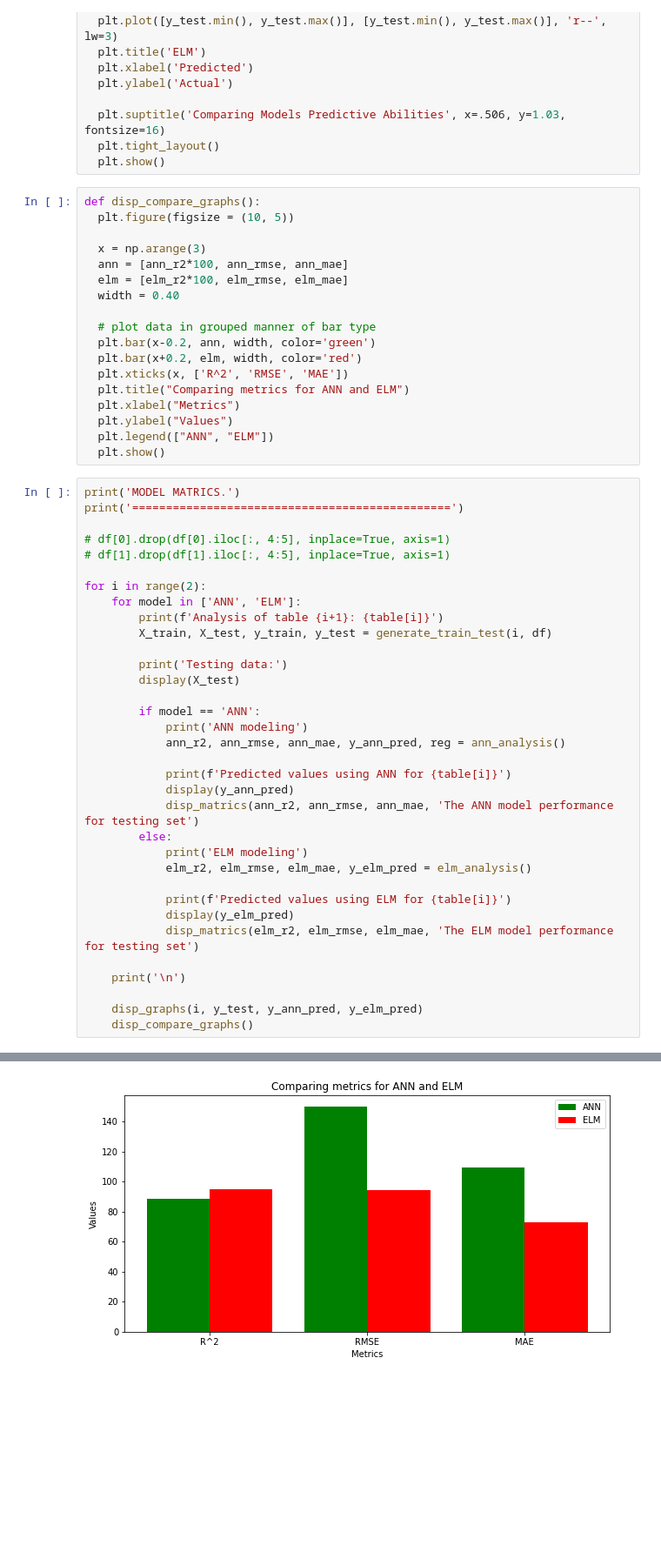
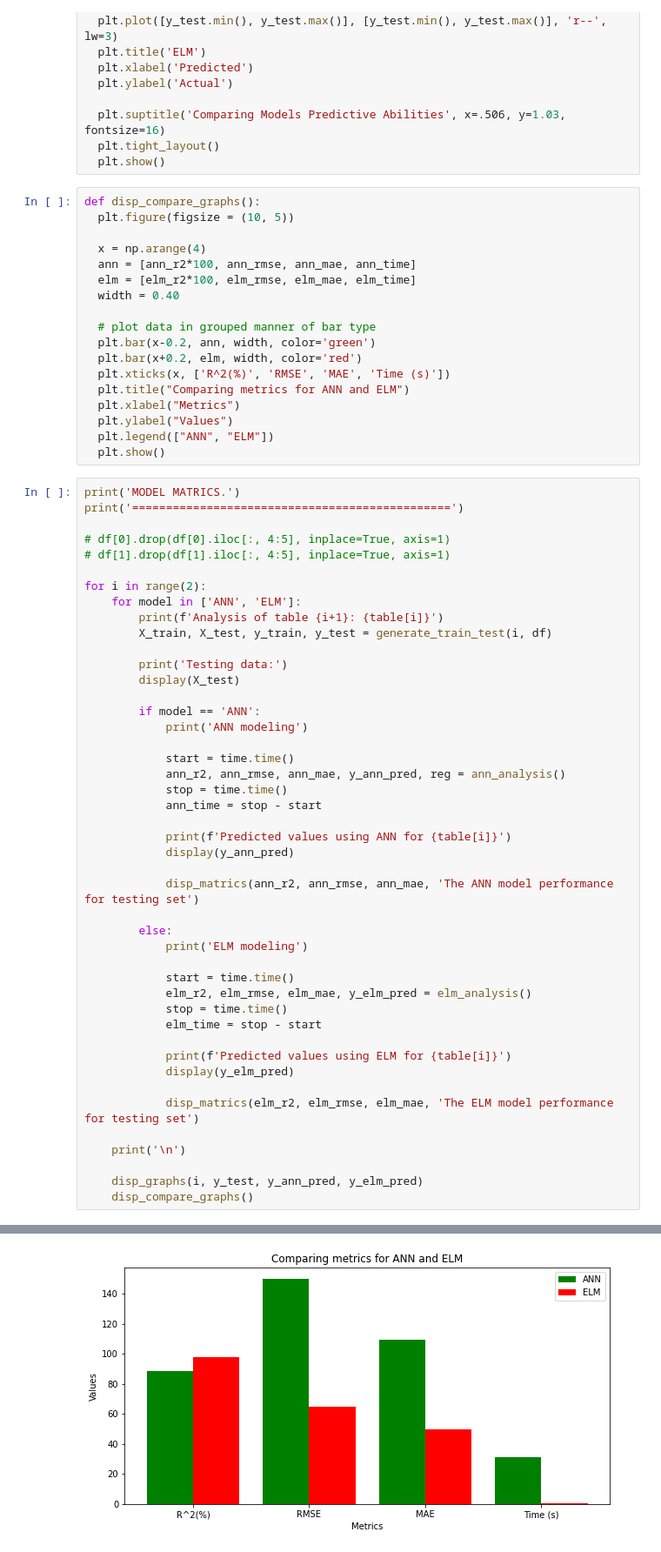
Before and after one commit to engrvitalis/Data-Analysis, a Jupyter notebook: welding_analysis.ipynb, the cells around one changed output, grey strips where cells are left out. Shown at 87% size. Cells and saved outputs as stored; diff of their text form; blank space fills up the shorter version.

Commit message:
Program updated to include time of execution.

```diff
--- a/welding_analysis.ipynb
+++ b/welding_analysis.ipynb
@@ -175,15 +177,15 @@ def disp_graphs(i, y_test, y_ann_pred, y_elm_pred):
 def disp_compare_graphs():
   plt.figure(figsize = (10, 5))
 
-  x = np.arange(3)
-  ann = [ann_r2*100, ann_rmse, ann_mae]
-  elm = [elm_r2*100, elm_rmse, elm_mae]
+  x = np.arange(4)
+  ann = [ann_r2*100, ann_rmse, ann_mae, ann_time]
+  elm = [elm_r2*100, elm_rmse, elm_mae, elm_time]
   width = 0.40
 
   # plot data in grouped manner of bar type
   plt.bar(x-0.2, ann, width, color='green')
   plt.bar(x+0.2, elm, width, color='red')
-  plt.xticks(x, ['R^2', 'RMSE', 'MAE'])
+  plt.xticks(x, ['R^2(%)', 'RMSE', 'MAE', 'Time (s)'])
   plt.title("Comparing metrics for ANN and ELM")
   plt.xlabel("Metrics")
   plt.ylabel("Values")
@@ -206,17 +208,28 @@ for i in range(2):
 
         if model == 'ANN':
             print('ANN modeling')
+
+            start = time.time()
             ann_r2, ann_rmse, ann_mae, y_ann_pred, reg = ann_analysis()
+            stop = time.time()
+            ann_time = stop - start
 
             print(f'Predicted values using ANN for {table[i]}')
             display(y_ann_pred)
+
             disp_matrics(ann_r2, ann_rmse, ann_mae, 'The ANN model performance for testing set')
+
         else:
             print('ELM modeling')
+
+            start = time.time()
             elm_r2, elm_rmse, elm_mae, y_elm_pred = elm_analysis()
+            stop = time.time()
+            elm_time = stop - start
 
             print(f'Predicted values using ELM for {table[i]}')
             display(y_elm_pred)
+
             disp_matrics(elm_r2, elm_rmse, elm_mae, 'The ELM model performance for testing set')
 
     print('\n')
@@ -288,4 +303,4 @@ mae:    72.96077620339913
-[figure, old version]
+[figure, new version]
 Analysis of table 2: Welding Data by Welding types
 Testing data:
 ... (10 outputs left out)
```
Also changed, not shown: parts of 3 cells of this notebook.
